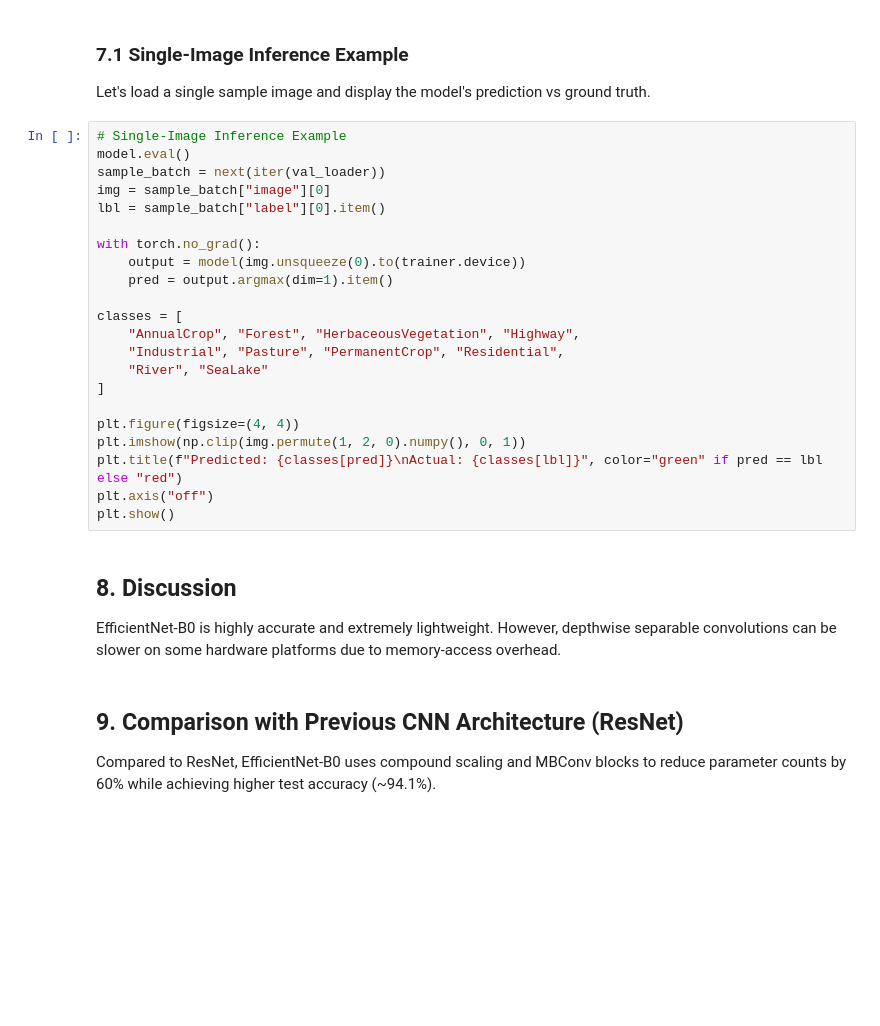
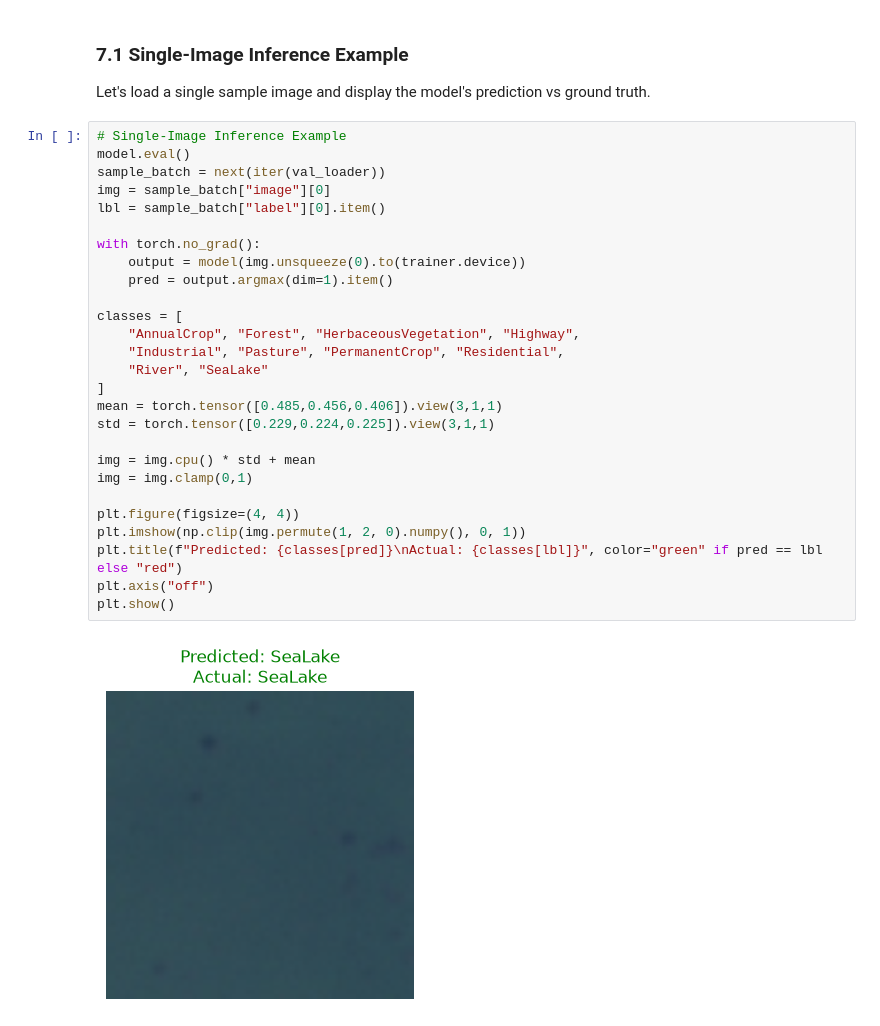
Before and after one commit to Nishchalam/Deforestation-detection, a Jupyter notebook: notebooks/08_EfficientNet.ipynb, the cells around one changed output. Drawn from its saved outputs; the diff is of its cells as text; blank space fills up the shorter version.

```diff
--- a/notebooks/08_EfficientNet.ipynb
+++ b/notebooks/08_EfficientNet.ipynb
@@ -243,28 +291,29 @@ Let's load a single sample image and display the model's prediction vs ground tr
 # %%
 # Single-Image Inference Example
 model.eval()
 sample_batch = next(iter(val_loader))
 img = sample_batch["image"][0]
 lbl = sample_batch["label"][0].item()
 
 with torch.no_grad():
     output = model(img.unsqueeze(0).to(trainer.device))
     pred = output.argmax(dim=1).item()
 
 classes = [
     "AnnualCrop", "Forest", "HerbaceousVegetation", "Highway",
     "Industrial", "Pasture", "PermanentCrop", "Residential",
     "River", "SeaLake"
 ]
+mean = torch.tensor([0.485,0.456,0.406]).view(3,1,1)
+std = torch.tensor([0.229,0.224,0.225]).view(3,1,1)
+
+img = img.cpu() * std + mean
+img = img.clamp(0,1)
 
 plt.figure(figsize=(4, 4))
 plt.imshow(np.clip(img.permute(1, 2, 0).numpy(), 0, 1))
 plt.title(f"Predicted: {classes[pred]}\nActual: {classes[lbl]}", color="green" if pred == lbl else "red")
 plt.axis("off")
 plt.show()
+# %% [output]
+[figure, added]
-# %% [markdown]
-## 8. Discussion
-EfficientNet-B0 is highly accurate and extremely lightweight. However, depthwise separable convolutions can be slower on some hardware platforms due to memory-access overhead.
-# %% [markdown]
-## 9. Comparison with Previous CNN Architecture (ResNet)
-Compared to ResNet, EfficientNet-B0 uses compound scaling and MBConv blocks to reduce parameter counts by 60% while achieving higher test accuracy (~94.1%).
```
Also changed, not shown: parts of 6 cells of this notebook, 50 other files.
